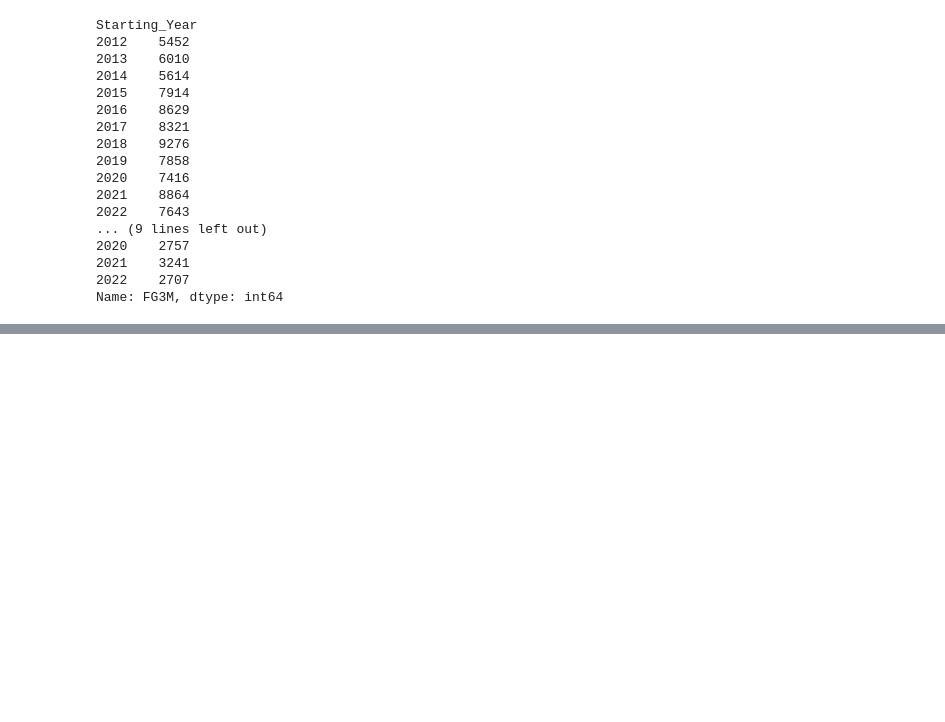
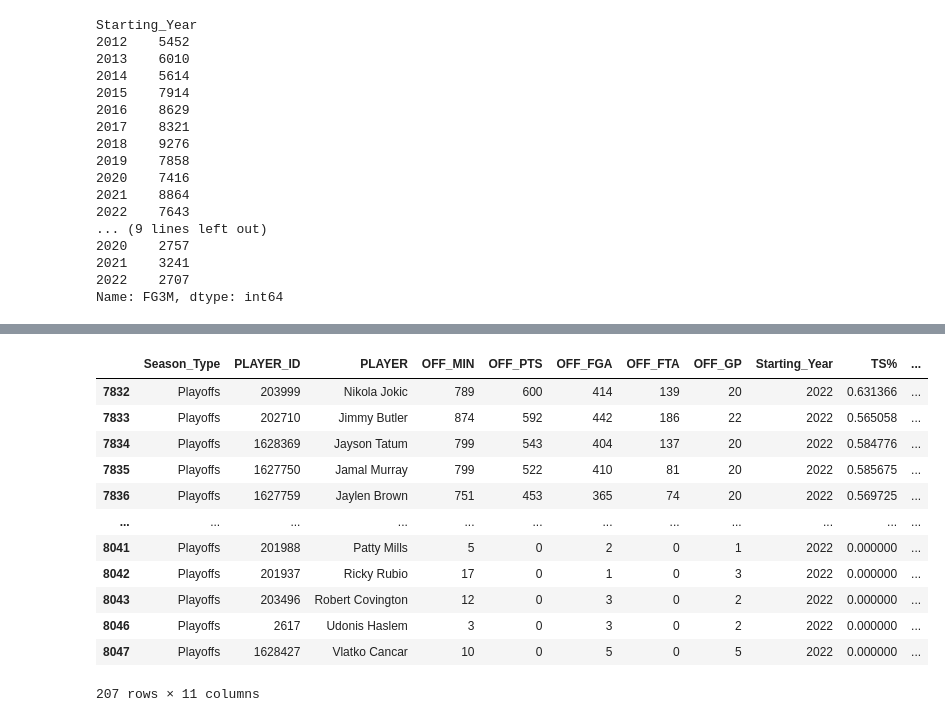
Before and after one commit to lipecorradini/nba_data_analysis, a Jupyter notebook: analysis.ipynb, the cells around one changed output, grey strips where cells are left out. Saved outputs shown, nothing was run; the diff lists cells and outputs as text; code cells hidden in the pictures; blank space fills up the shorter version.

```diff
--- a/analysis.ipynb
+++ b/analysis.ipynb
@@ -232,0 +329,28 @@ fig.show()
+# %%
+# Selecting desired data from 2021 playoffs
+comp_playoffs = playoffs_data[['Season_Type', 'PLAYER_ID','PLAYER' ,'MIN', 'PTS', 'FGA', 'FTA', 'GP', 'Starting_Year']]
+comp_playoffs = comp_playoffs[comp_playoffs['Starting_Year'] == '2022']
+
+comp_playoffs[['PTS', 'FGA', 'FTA']].astype(int)
+
+comp_playoffs['TS%'] = (comp_playoffs['PTS']/(2*(comp_playoffs['FGA'] + 0.44 *comp_playoffs['FTA'] )))
+comp_playoffs['PPG'] = round((comp_playoffs['PTS']/comp_playoffs['GP']),3)
+comp_playoffs.dropna(subset=['TS%'], inplace=True)
+comp_playoffs.rename(
+    columns={'MIN':'OFF_MIN', 'PTS':'OFF_PTS', 'FGA':'OFF_FGA', 'FTA':'OFF_FTA', 'GP':'OFF_GP'},
+    inplace=True)
+comp_playoffs
+# %% [output]
+|  | Season_Type | PLAYER_ID | PLAYER | OFF_MIN | OFF_PTS | OFF_FGA | OFF_FTA | OFF_GP | Starting_Year | TS% | ... |
+| 7832 | Playoffs | 203999 | Nikola Jokic | 789 | 600 | 414 | 139 | 20 | 2022 | 0.631366 | ... |
+| 7833 | Playoffs | 202710 | Jimmy Butler | 874 | 592 | 442 | 186 | 22 | 2022 | 0.565058 | ... |
+| 7834 | Playoffs | 1628369 | Jayson Tatum | 799 | 543 | 404 | 137 | 20 | 2022 | 0.584776 | ... |
+| 7835 | Playoffs | 1627750 | Jamal Murray | 799 | 522 | 410 | 81 | 20 | 2022 | 0.585675 | ... |
+| 7836 | Playoffs | 1627759 | Jaylen Brown | 751 | 453 | 365 | 74 | 20 | 2022 | 0.569725 | ... |
+| ... | ... | ... | ... | ... | ... | ... | ... | ... | ... | ... | ... |
+| 8041 | Playoffs | 201988 | Patty Mills | 5 | 0 | 2 | 0 | 1 | 2022 | 0.000000 | ... |
+| 8042 | Playoffs | 201937 | Ricky Rubio | 17 | 0 | 1 | 0 | 3 | 2022 | 0.000000 | ... |
+| 8043 | Playoffs | 203496 | Robert Covington | 12 | 0 | 3 | 0 | 2 | 2022 | 0.000000 | ... |
+| 8046 | Playoffs | 2617 | Udonis Haslem | 3 | 0 | 3 | 0 | 2 | 2022 | 0.000000 | ... |
+| 8047 | Playoffs | 1628427 | Vlatko Cancar | 10 | 0 | 5 | 0 | 5 | 2022 | 0.000000 | ... |
+207 rows × 11 columns
```
Also changed, not shown: parts of 17 cells of this notebook, 1 other file.
